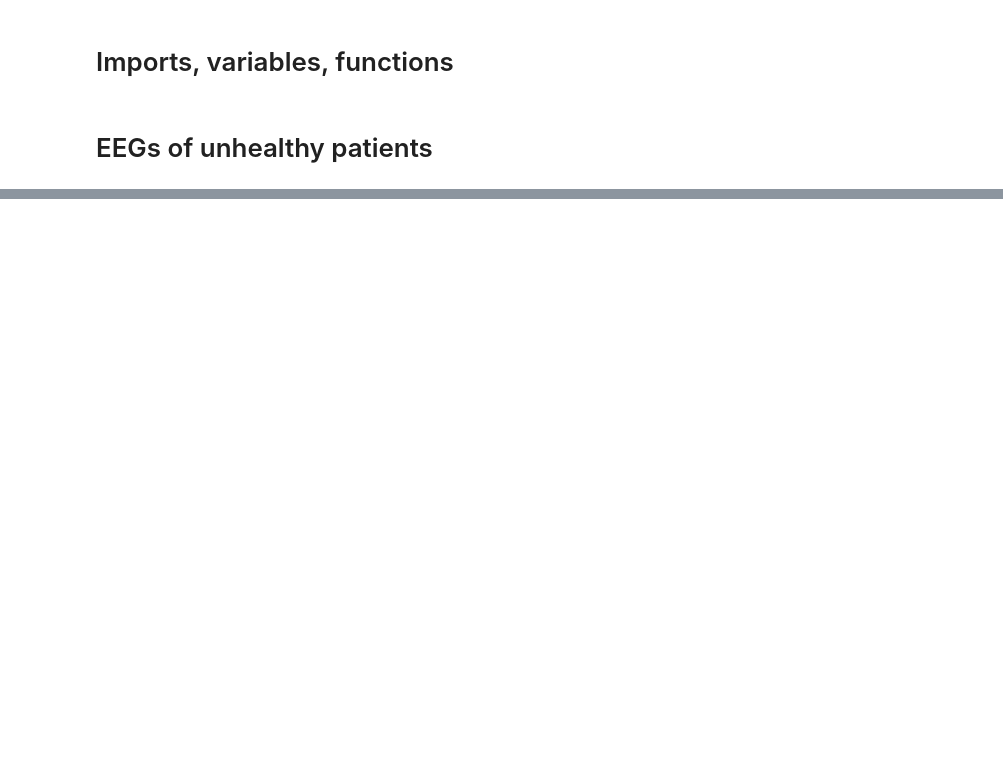
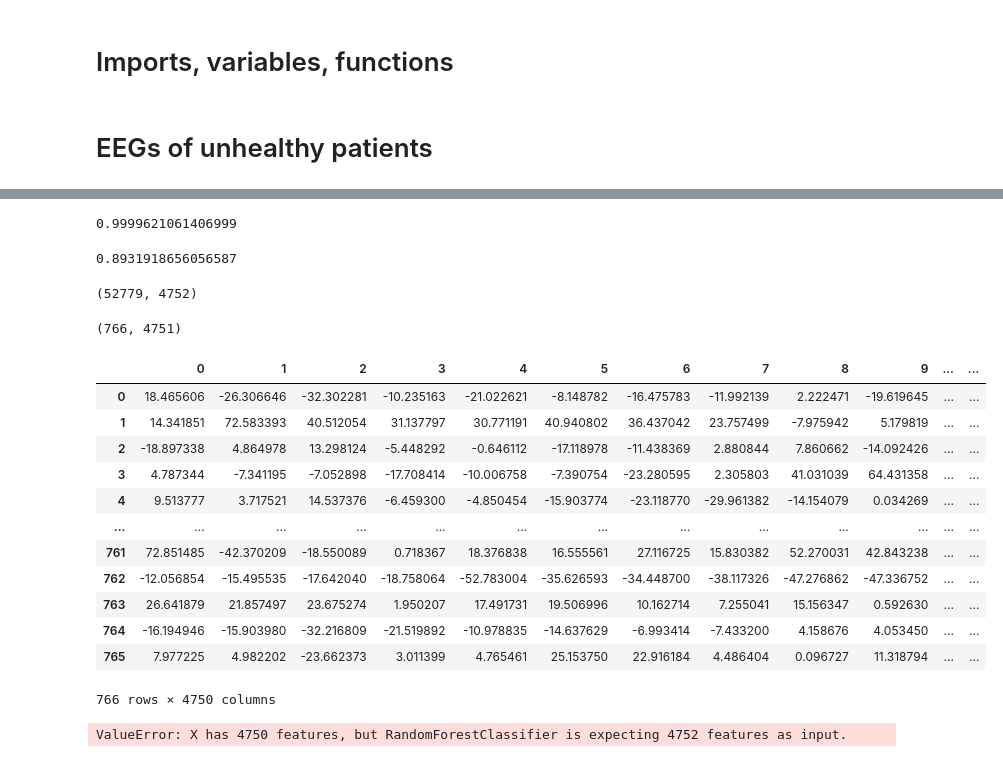
Before and after one commit to mariaaraujovitoria/SeizurePredict, a Jupyter notebook: notebooks/svc_for_unhealthy_patients.ipynb, the cells around one changed output, grey strips where cells are left out. Drawn from its saved outputs; the diff is of its cells as text; code cells hidden in the pictures; blank space fills up the shorter version.

```diff
--- a/notebooks/svc_for_unhealthy_patients.ipynb
+++ b/notebooks/svc_for_unhealthy_patients.ipynb
@@ -323,0 +339,59 @@ def model_for_each_patient_custom(i, model):
+# %%
+# Train accuracy
+y_pred_train = model.predict(X_train)
+
+train_score = accuracy_score(y_train, y_pred_train)
+train_score
+# %% [output]
+0.9999621061406999
+# %%
+# Test accuracy
+y_pred_test = model.predict(X_test)
+
+test_score = accuracy_score(y_test, y_pred_test)
+test_score
+# %% [output]
+0.8931918656056587
+# %%
+# Preprocess and label new data
+path_raw_new_data = "../raw_data/eeg5.edf"
+df_new = preprocess_and_label(path_raw_new_data, CustomTranformer(), 5, Fournier=False)
+
+# Downsampling new data
+df_new_downsample = downsampling(df_new)
+
+# Flatten new data
+df_new_downsample_flat = flatten_dataframe(df_new_downsample)
+# %%
+X_train.shape
+# %% [output]
+(52779, 4752)
+# %%
+df_new_downsample_flat.shape
+# %% [output]
+(766, 4751)
+# %%
+df_new_downsample_flat.iloc[:,:-1]
+# %% [output]
+|  | 0 | 1 | 2 | 3 | 4 | 5 | 6 | 7 | 8 | 9 | ... | ... |
+| 0 | 18.465606 | -26.306646 | -32.302281 | -10.235163 | -21.022621 | -8.148782 | -16.475783 | -11.992139 | 2.222471 | -19.619645 | ... | ... |
+| 1 | 14.341851 | 72.583393 | 40.512054 | 31.137797 | 30.771191 | 40.940802 | 36.437042 | 23.757499 | -7.975942 | 5.179819 | ... | ... |
+| 2 | -18.897338 | 4.864978 | 13.298124 | -5.448292 | -0.646112 | -17.118978 | -11.438369 | 2.880844 | 7.860662 | -14.092426 | ... | ... |
+| 3 | 4.787344 | -7.341195 | -7.052898 | -17.708414 | -10.006758 | -7.390754 | -23.280595 | 2.305803 | 41.031039 | 64.431358 | ... | ... |
+| 4 | 9.513777 | 3.717521 | 14.537376 | -6.459300 | -4.850454 | -15.903774 | -23.118770 | -29.961382 | -14.154079 | 0.034269 | ... | ... |
+| ... | ... | ... | ... | ... | ... | ... | ... | ... | ... | ... | ... | ... |
+| 761 | 72.851485 | -42.370209 | -18.550089 | 0.718367 | 18.376838 | 16.555561 | 27.116725 | 15.830382 | 52.270031 | 42.843238 | ... | ... |
+| 762 | -12.056854 | -15.495535 | -17.642040 | -18.758064 | -52.783004 | -35.626593 | -34.448700 | -38.117326 | -47.276862 | -47.336752 | ... | ... |
+| 763 | 26.641879 | 21.857497 | 23.675274 | 1.950207 | 17.491731 | 19.506996 | 10.162714 | 7.255041 | 15.156347 | 0.592630 | ... | ... |
+| 764 | -16.194946 | -15.903980 | -32.216809 | -21.519892 | -10.978835 | -14.637629 | -6.993414 | -7.433200 | 4.158676 | 4.053450 | ... | ... |
+| 765 | 7.977225 | 4.982202 | -23.662373 | 3.011399 | 4.765461 | 25.153750 | 22.916184 | 4.486404 | 0.096727 | 11.318794 | ... | ... |
+766 rows × 4750 columns
+# %%
+# Accuracy
+y_true = df_new_downsample_flat.iloc[:,-1]
+y_pred = model.predict(df_new_downsample_flat.iloc[:,:-1])
+
+new_score = accuracy_score(y_true, y_pred)
+new_score
+# %% [output]
+ValueError: X has 4750 features, but RandomForestClassifier is expecting 4752 features as input.
```
Also changed, not shown: parts of 14 cells of this notebook.
